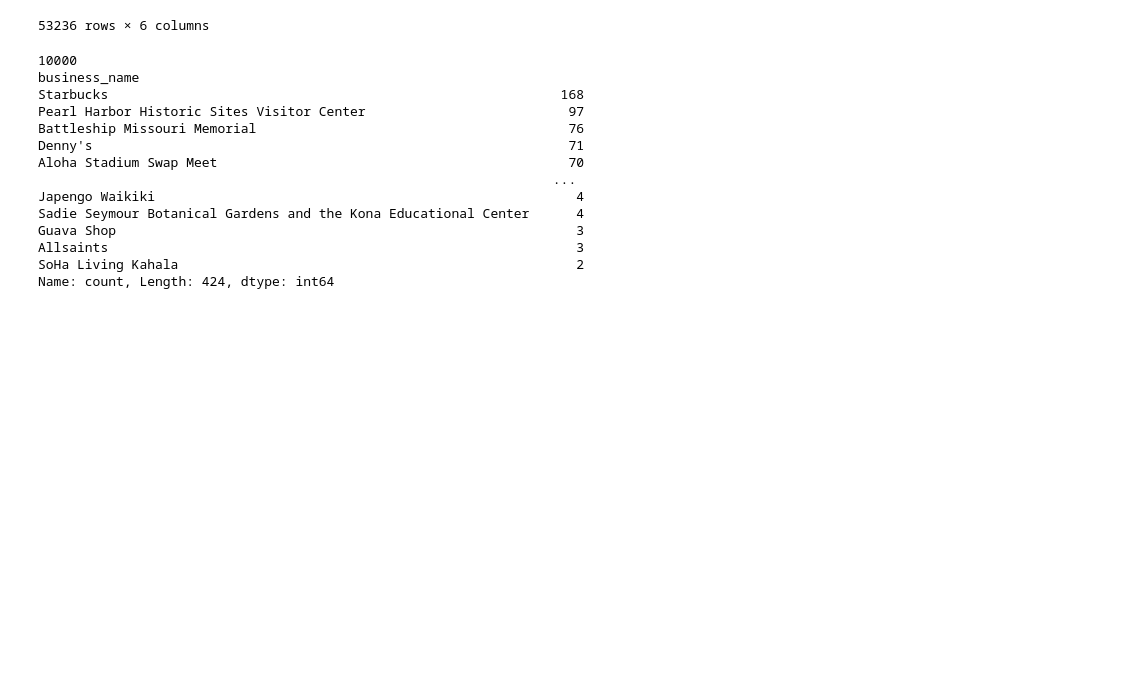
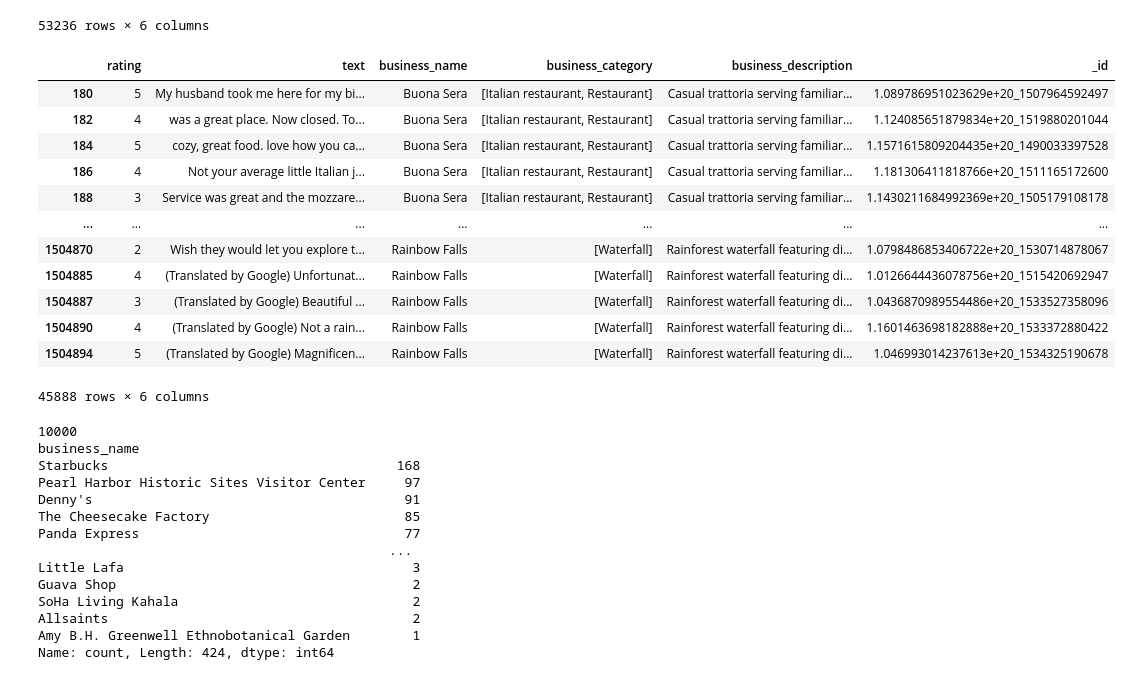
Before and after one commit to codebyhyuk/TikTok-TechJam-2025, a Jupyter notebook: data_gpt_labeler/data_preprocessing.ipynb, the cells around one changed output. Cells and saved outputs as stored; diff of their text form; code cells hidden in the pictures; blank space fills up the shorter version.

Commit message:
fix final_data_sampled.csv
add character length filter logic

```diff
--- a/data_gpt_labeler/data_preprocessing.ipynb
+++ b/data_gpt_labeler/data_preprocessing.ipynb
@@ -89,21 +89,39 @@ df_merged_final
 | 1504890 | 4 | (Translated by Google) Not a rain... | Rainbow Falls | [Waterfall] | Rainforest waterfall featuring di... | 1.1601463698182888e+20_1533372880422 |
 | 1504894 | 5 | (Translated by Google) Magnificen... | Rainbow Falls | [Waterfall] | Rainforest waterfall featuring di... | 1.046993014237613e+20_1534325190678 |
 53236 rows × 6 columns
+# %%
+# filter rows with text less than 20 characters
+df_merged_final_filtered = df_merged_final[df_merged_final["text"].str.len()>=20].copy()
+df_merged_final_filtered
+# %% [output]
+|  | rating | text | business_name | business_category | business_description | _id |
+| 180 | 5 | My husband took me here for my bi... | Buona Sera | [Italian restaurant, Restaurant] | Casual trattoria serving familiar... | 1.089786951023629e+20_1507964592497 |
+| 182 | 4 | was a great place. Now closed. To... | Buona Sera | [Italian restaurant, Restaurant] | Casual trattoria serving familiar... | 1.124085651879834e+20_1519880201044 |
+| 184 | 5 | cozy, great food. love how you ca... | Buona Sera | [Italian restaurant, Restaurant] | Casual trattoria serving familiar... | 1.1571615809204435e+20_1490033397528 |
+| 186 | 4 | Not your average little Italian j... | Buona Sera | [Italian restaurant, Restaurant] | Casual trattoria serving familiar... | 1.181306411818766e+20_1511165172600 |
+| 188 | 3 | Service was great and the mozzare... | Buona Sera | [Italian restaurant, Restaurant] | Casual trattoria serving familiar... | 1.1430211684992369e+20_1505179108178 |
+| ... | ... | ... | ... | ... | ... | ... |
+| 1504870 | 2 | Wish they would let you explore t... | Rainbow Falls | [Waterfall] | Rainforest waterfall featuring di... | 1.0798486853406722e+20_1530714878067 |
+| 1504885 | 4 | (Translated by Google) Unfortunat... | Rainbow Falls | [Waterfall] | Rainforest waterfall featuring di... | 1.0126644436078756e+20_1515420692947 |
+| 1504887 | 3 | (Translated by Google) Beautiful ... | Rainbow Falls | [Waterfall] | Rainforest waterfall featuring di... | 1.0436870989554486e+20_1533527358096 |
+| 1504890 | 4 | (Translated by Google) Not a rain... | Rainbow Falls | [Waterfall] | Rainforest waterfall featuring di... | 1.1601463698182888e+20_1533372880422 |
+| 1504894 | 5 | (Translated by Google) Magnificen... | Rainbow Falls | [Waterfall] | Rainforest waterfall featuring di... | 1.046993014237613e+20_1534325190678 |
+45888 rows × 6 columns
 # %%
 #df_merged_final.to_csv("/Users/hyoon/Desktop/final_data_total.csv")
 # %%
 #extract N reviews per business_name for finalized train_validation dataset of 10000 entries.
 total_samples = 10000
-n_groups = df_merged_final['business_name'].nunique()
+n_groups = df_merged_final_filtered['business_name'].nunique()
 samples_per_group = total_samples // n_groups
 
-df_sampled = df_merged_final.groupby('business_name', group_keys=False).apply(
+df_sampled = df_merged_final_filtered.groupby('business_name', group_keys=False).apply(
     lambda x: x.sample(n=min(len(x), samples_per_group), random_state=42)
 )
 
 if len(df_sampled) < total_samples:
     remaining = total_samples - len(df_sampled)
-    df_remaining = df_merged_final.drop(df_sampled.index).sample(n=remaining, random_state=42)
+    df_remaining = df_merged_final_filtered.drop(df_sampled.index).sample(n=remaining, random_state=42)
     df_sampled = pd.concat([df_sampled, df_remaining])
 
 print(len(df_sampled))
@@ -111,16 +129,16 @@ print(df_sampled['business_name'].value_counts())
 # %% [output]
 10000
 business_name
-Starbucks                                                          168
-Pearl Harbor Historic Sites Visitor Center                          97
-Battleship Missouri Memorial                                        76
-Denny's                                                             71
-Aloha Stadium Swap Meet                                             70
-                                                                  ...
-Japengo Waikiki                                                      4
-Sadie Seymour Botanical Gardens and the Kona Educational Center      4
-Guava Shop                                                           3
-Allsaints                                                            3
-SoHa Living Kahala                                                   2
+Starbucks                                     168
+Pearl Harbor Historic Sites Visitor Center     97
+Denny's                                        91
+The Cheesecake Factory                         85
+Panda Express                                  77
+                                             ...
+Little Lafa                                     3
+Guava Shop                                      2
+SoHa Living Kahala                              2
+Allsaints                                       2
+Amy B.H. Greenwell Ethnobotanical Garden        1
 Name: count, Length: 424, dtype: int64
 # %%
```
Also changed, not shown: parts of 1 cell of this notebook, 1 other file.
